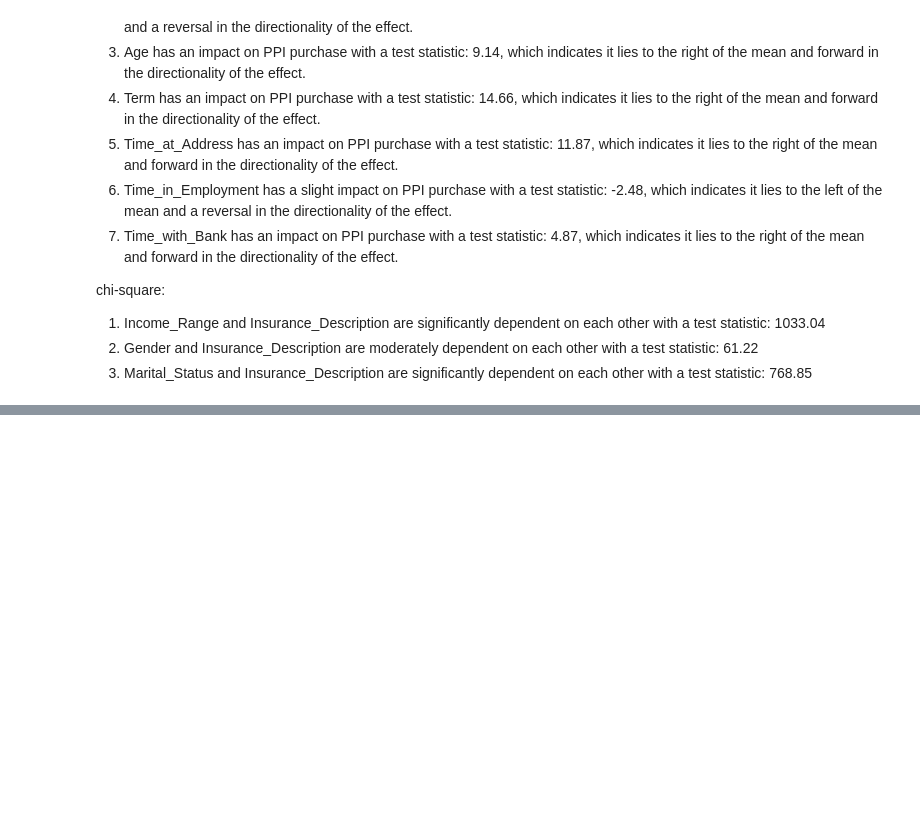
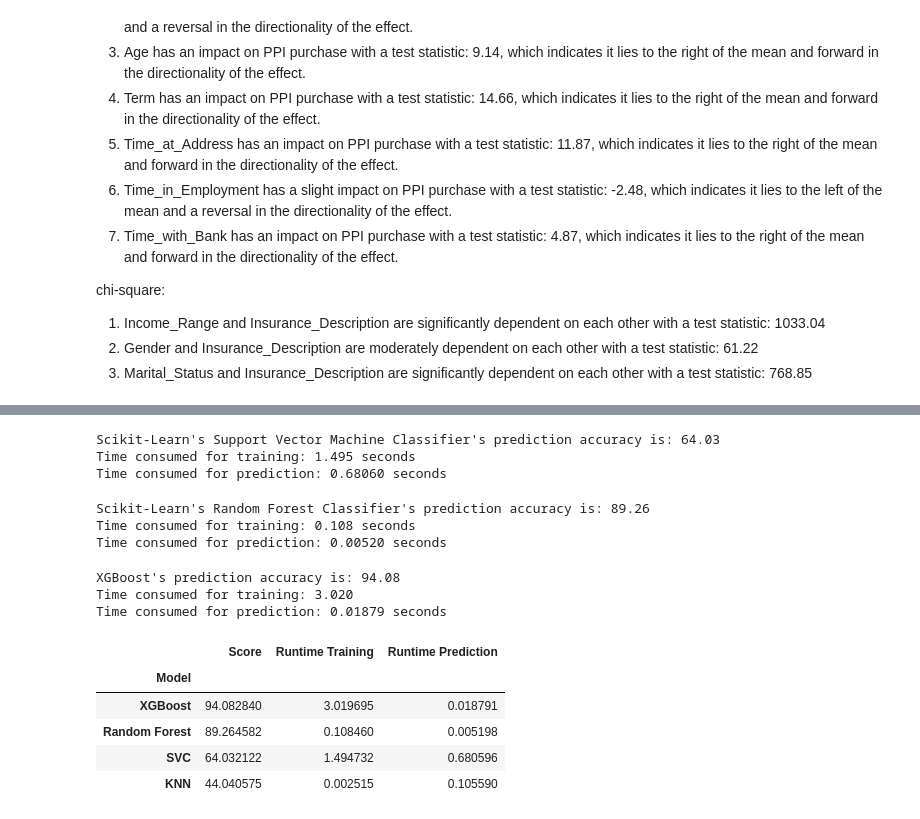
Before and after one commit to pradeepvaranasi/insurance_re, a Jupyter notebook: Insurance_CaseStudy_PradeepVaranasi.ipynb, the cells around one changed output, grey strips where cells are left out. Drawn from its saved outputs; the diff is of its cells as text; code cells hidden in the pictures; blank space fills up the shorter version.

```diff
--- a/Insurance_CaseStudy_PradeepVaranasi.ipynb
+++ b/Insurance_CaseStudy_PradeepVaranasi.ipynb
@@ -1061,0 +1275,6 @@ chi-square:
+# %%
+Scaler = StandardScaler()
+X_scaled = Scaler.fit_transform(X)
+X_val = Scaler.fit_transform(df_val)
+# %%
+X_train, X_test, y_train, y_test = sklearn.model_selection.train_test_split(X_scaled, y_encoded, random_state = 42, stratify = y)
@@ -1061,0 +1303,72 @@ chi-square:
+# %%
+svc = SVC()
+training_start = time.perf_counter()
+svc.fit(X_train, y_train)
+training_end = time.perf_counter()
+prediction_start = time.perf_counter()
+preds = svc.predict(X_test)
+prediction_end = time.perf_counter()
+acc_svc = (preds == y_test).sum().astype(float) / len(preds)*100
+svc_train_time = training_end-training_start
+svc_prediction_time = prediction_end-prediction_start
+print("Scikit-Learn's Support Vector Machine Classifier's prediction accuracy is: %3.2f" % (acc_svc))
+print("Time consumed for training: %4.3f seconds" % (svc_train_time))
+print("Time consumed for prediction: %6.5f seconds" % (svc_prediction_time))
+# %% [output]
+Scikit-Learn's Support Vector Machine Classifier's prediction accuracy is: 64.03
+Time consumed for training: 1.495 seconds
+Time consumed for prediction: 0.68060 seconds
+# %%
+rfc = RandomForestClassifier(n_estimators=10)
+training_start = time.perf_counter()
+rfc.fit(X_train, y_train)
+training_end = time.perf_counter()
+prediction_start = time.perf_counter()
+preds = rfc.predict(X_test)
+prediction_end = time.perf_counter()
+acc_rfc = (preds == y_test).sum().astype(float) / len(preds)*100
+rfc_train_time = training_end-training_start
+rfc_prediction_time = prediction_end-prediction_start
+print("Scikit-Learn's Random Forest Classifier's prediction accuracy is: %3.2f" % (acc_rfc))
+print("Time consumed for training: %4.3f seconds" % (rfc_train_time))
+print("Time consumed for prediction: %6.5f seconds" % (rfc_prediction_time))
+# %% [output]
+Scikit-Learn's Random Forest Classifier's prediction accuracy is: 89.26
+Time consumed for training: 0.108 seconds
+Time consumed for prediction: 0.00520 seconds
+# %%
+xgb = XGBClassifier(n_estimators=100)
+training_start = time.perf_counter()
+xgb.fit(X_train, y_train)
+training_end = time.perf_counter()
+prediction_start = time.perf_counter()
+preds = xgb.predict(X_test)
+prediction_end = time.perf_counter()
+acc_xgb = (preds == y_test).sum().astype(float) / len(preds)*100
+xgb_train_time = training_end-training_start
+xgb_prediction_time = prediction_end-prediction_start
+print("XGBoost's prediction accuracy is: %3.2f" % (acc_xgb))
+print("Time consumed for training: %4.3f" % (xgb_train_time))
+print("Time consumed for prediction: %6.5f seconds" % (xgb_prediction_time))
+# %% [output]
+XGBoost's prediction accuracy is: 94.08
+Time consumed for training: 3.020
+Time consumed for prediction: 0.01879 seconds
+# %%
+results = pd.DataFrame({
+    'Model': ['KNN', 'XGBoost', 'Random Forest', 'SVC'],
+    'Score': [acc_knn, acc_xgb, acc_rfc, acc_svc],
+    'Runtime Training': [knn_train_time,  xgb_train_time, rfc_train_time,
+                         svc_train_time],
+    'Runtime Prediction': [knn_prediction_time, xgb_prediction_time, rfc_prediction_time,
+                          svc_prediction_time]})
+result_df = results.sort_values(by='Score', ascending=False)
+result_df = result_df.set_index('Model')
+result_df
+# %% [output]
+|  | Score | Runtime Training | Runtime Prediction |
+| Model |  |  |  |
+| XGBoost | 94.082840 | 3.019695 | 0.018791 |
+| Random Forest | 89.264582 | 0.108460 | 0.005198 |
+| SVC | 64.032122 | 1.494732 | 0.680596 |
+| KNN | 44.040575 | 0.002515 | 0.105590 |
```
Also changed, not shown: parts of 32 cells of this notebook.
